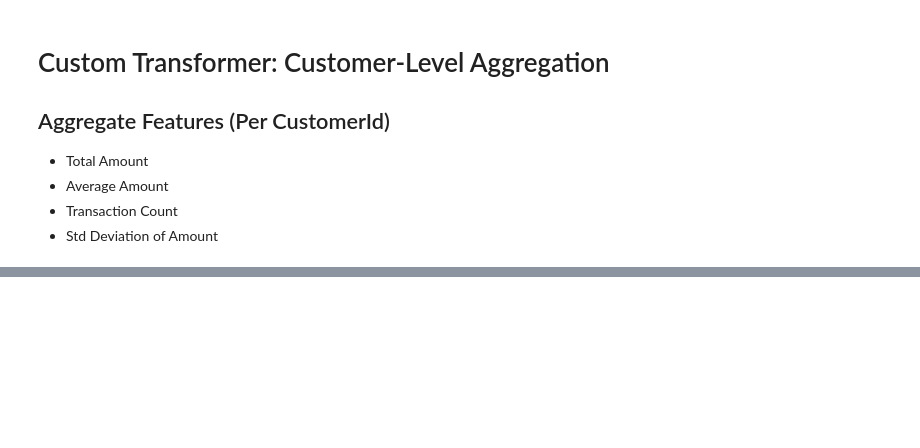
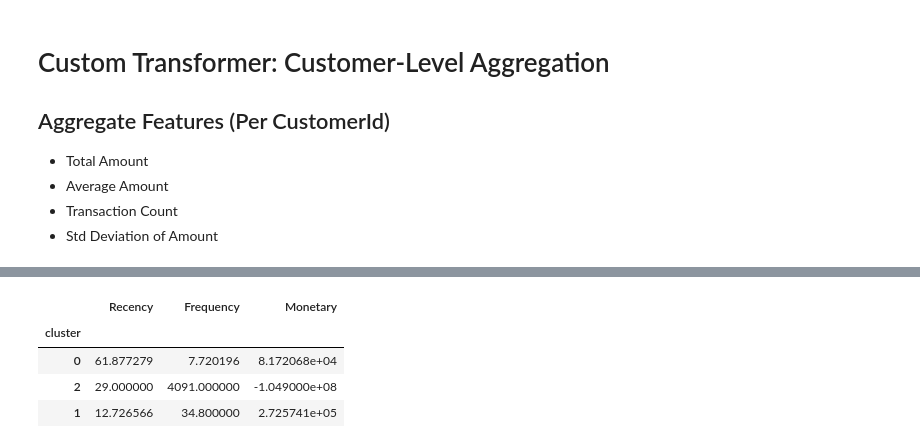
Before and after one commit to biniyamtibebe/Credit-Risk-Probability-Model-for-Alternative-Data, a Jupyter notebook: notebooks/eda.ipynb, the cells around one changed output, grey strips where cells are left out. Drawn from its saved outputs; the diff is of its cells as text; code cells hidden in the pictures; blank space fills up the shorter version.

```diff
--- a/notebooks/eda.ipynb
+++ b/notebooks/eda.ipynb
@@ -688,0 +802,16 @@ df.to_csv(r"C:\Users\hp\Pictures\Bati Bank\Credit-Risk-Probability-Model-for-Alt
+# %%
+#Analyze Clusters
+cluster_summary = (
+    rfm
+    .groupby("cluster")[["Recency", "Frequency", "Monetary"]]
+    .mean()
+    .sort_values("Recency", ascending=False)
+)
+
+cluster_summary
+# %% [output]
+|  | Recency | Frequency | Monetary |
+| cluster |  |  |  |
+| 0 | 61.877279 | 7.720196 | 8.172068e+04 |
+| 2 | 29.000000 | 4091.000000 | -1.049000e+08 |
+| 1 | 12.726566 | 34.800000 | 2.725741e+05 |
```
Also changed, not shown: parts of 17 cells of this notebook, 24 other files.
